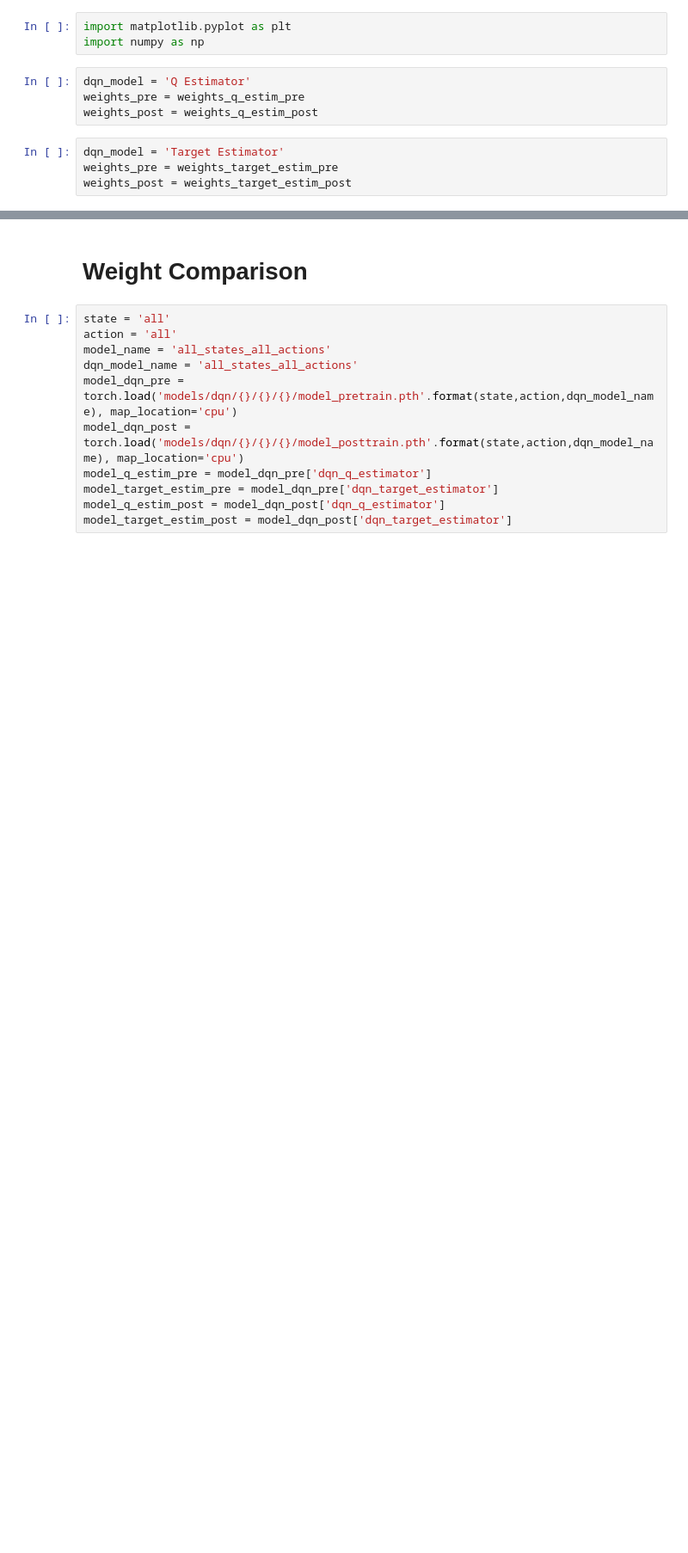
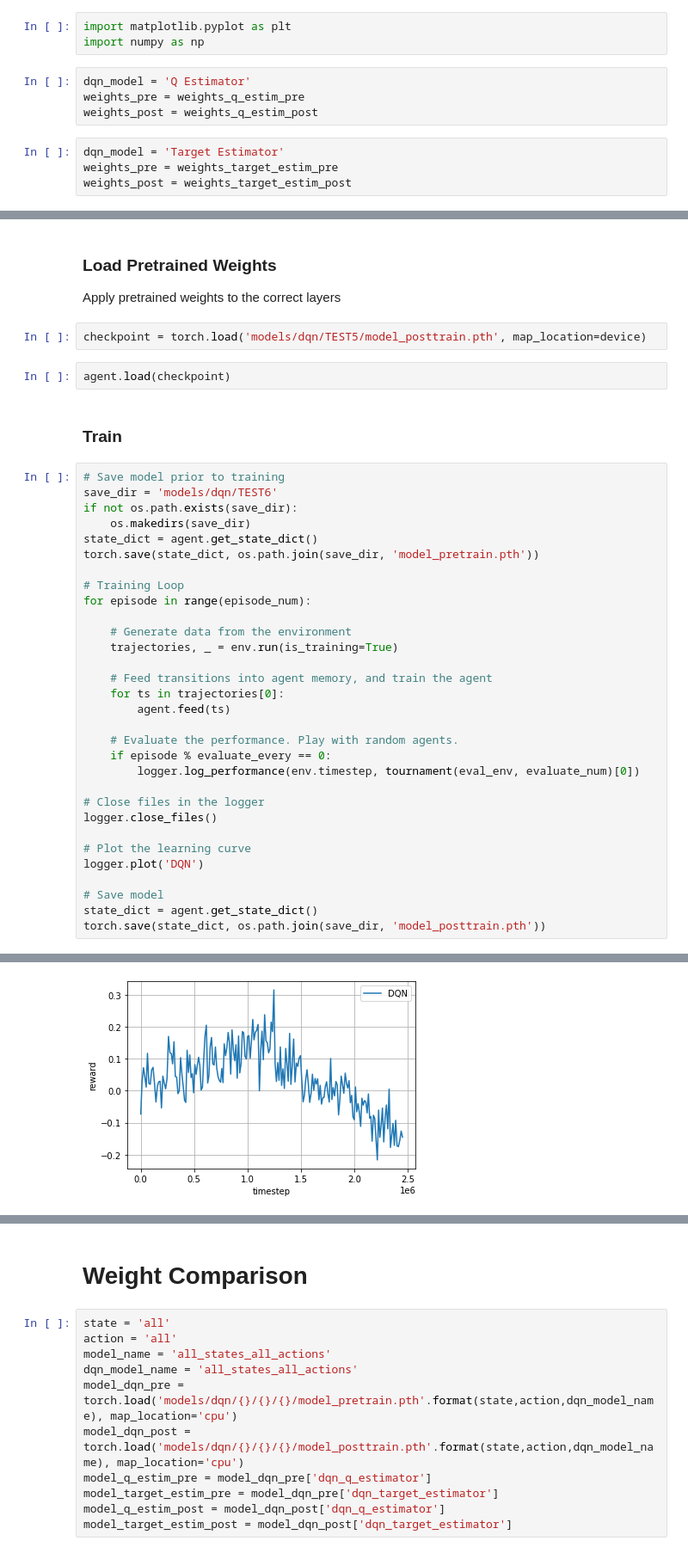
Before and after one commit to tancalv2/PretrainGinRummy, a Jupyter notebook: dqn.ipynb, the cells around one changed output, grey strips where cells are left out. Shown at 86% size. Drawn from its saved outputs; the diff is of its cells as text; blank space fills up the shorter version.

```diff
--- a/dqn.ipynb
+++ b/dqn.ipynb
@@ -2587,0 +2682,42 @@ plt.show()
+# %% [markdown]
+### Load Pretrained Weights
+
+Apply pretrained weights to the correct layers
+# %%
+checkpoint = torch.load('models/dqn/TEST5/model_posttrain.pth', map_location=device)
+# %%
+agent.load(checkpoint)
+# %% [markdown]
+### Train
+# %%
+# Save model prior to training
+save_dir = 'models/dqn/TEST6'
+if not os.path.exists(save_dir):
+    os.makedirs(save_dir)
+state_dict = agent.get_state_dict()
+torch.save(state_dict, os.path.join(save_dir, 'model_pretrain.pth'))
+
+# Training Loop
+for episode in range(episode_num):
+
+    # Generate data from the environment
+    trajectories, _ = env.run(is_training=True)
+
+    # Feed transitions into agent memory, and train the agent
+    for ts in trajectories[0]:
+        agent.feed(ts)
+
+    # Evaluate the performance. Play with random agents.
+    if episode % evaluate_every == 0:
+        logger.log_performance(env.timestep, tournament(eval_env, evaluate_num)[0])
+
+# Close files in the logger
+logger.close_files()
+
+# Plot the learning curve
+logger.plot('DQN')
+
+# Save model
+state_dict = agent.get_state_dict()
+torch.save(state_dict, os.path.join(save_dir, 'model_posttrain.pth'))
+# %% [output]
@@ -2587,0 +2741 @@ plt.show()
+[figure, added]
```
Also changed, not shown: parts of 68 cells of this notebook, 13 other files.
